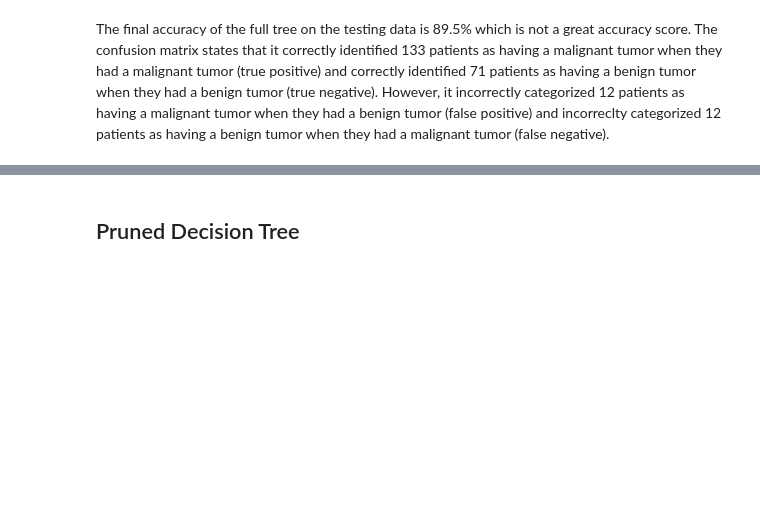
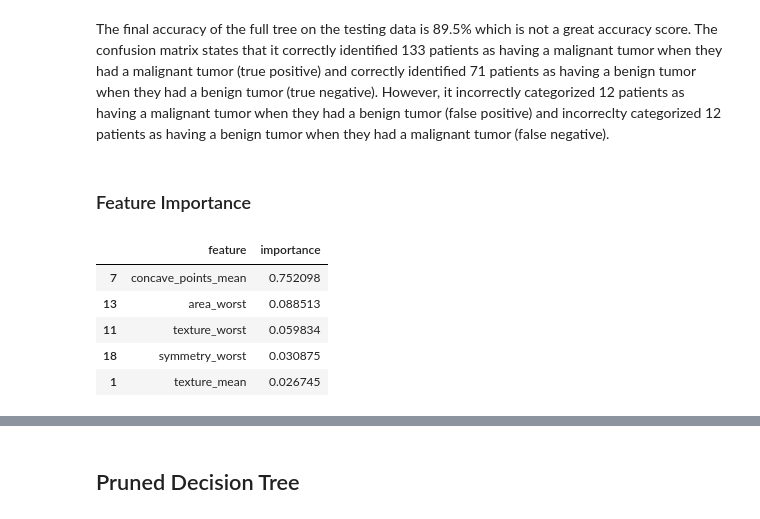
Before and after one commit to smileyfish4/BA305FINALPROJECT, a Jupyter notebook: BA305_Project.ipynb, the cells around one changed output, grey strips where cells are left out. Drawn from its saved outputs; the diff is of its cells as text; code cells hidden in the pictures; blank space fills up the shorter version.

```diff
--- a/BA305_Project.ipynb
+++ b/BA305_Project.ipynb
@@ -227,3 +227,22 @@ plt.show()
 [figure]
 # %% [markdown]
 The final accuracy of the full tree on the testing data is 89.5% which is not a great accuracy score. The confusion matrix states that it correctly identified 133 patients as having a malignant tumor when they had a malignant tumor (true positive) and correctly identified 71 patients as having a benign tumor when they had a benign tumor (true negative). However, it incorrectly categorized 12 patients as having a malignant tumor when they had a benign tumor (false positive) and incorreclty categorized 12 patients as having a benign tumor when they had a malignant tumor (false negative).
+# %% [markdown]
+### Feature Importance
+# %%
+# Extract importance values for each feature (column of X)
+importances1 = full_clf.feature_importances_
+
+# create a dataframe to store the values and their labels
+cancer_decFT_features_df = pd.DataFrame({'feature': X_train.columns, 'importance': importances1})
+
+# sort dataframe by descending order, showing the most important feature top
+cancer_decFT_features_df  = cancer_decFT_features_df.sort_values('importance', ascending = False)
+cancer_decFT_features_df.head()
+# %% [output]
+|  | feature | importance |
+| 7 | concave_points_mean | 0.752098 |
+| 13 | area_worst | 0.088513 |
+| 11 | texture_worst | 0.059834 |
+| 18 | symmetry_worst | 0.030875 |
+| 1 | texture_mean | 0.026745 |
```
Also changed, not shown: parts of 5 cells of this notebook.
